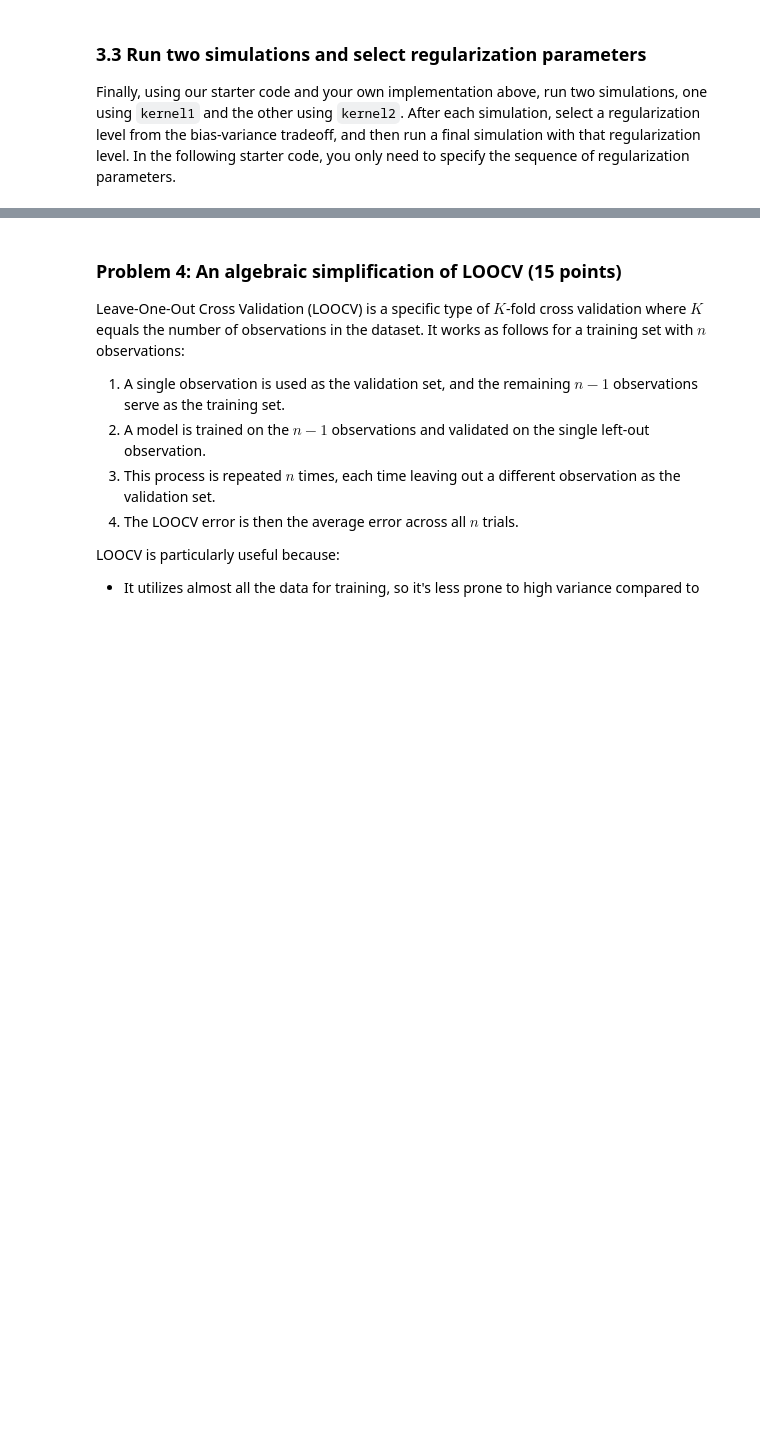
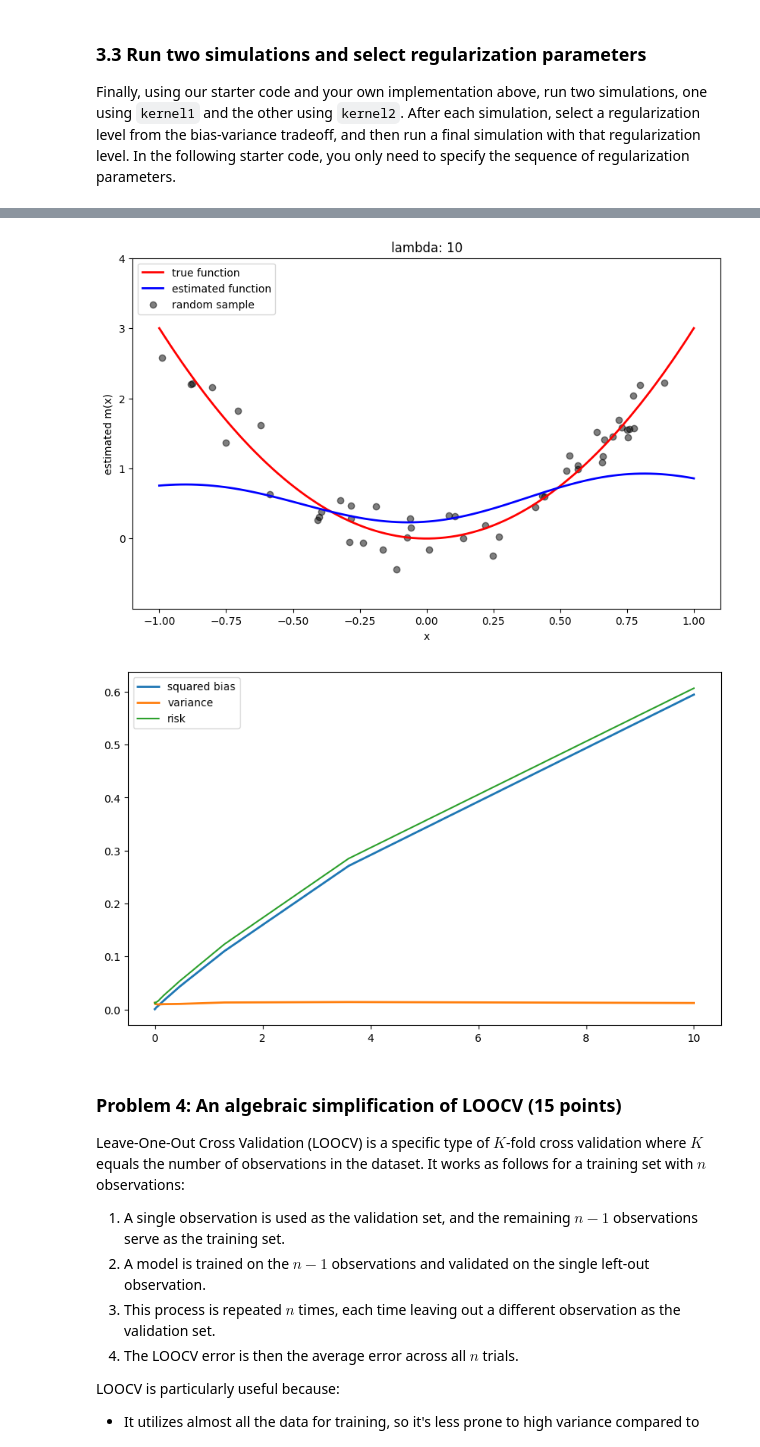
Before and after one commit to BonniePappas/Intermediate-ML, a Jupyter notebook: assignments/assn1/assn1.ipynb, the cells around one changed output, grey strips where cells are left out. Cells and saved outputs as stored; diff of their text form; code cells hidden in the pictures; blank space fills up the shorter version.

```diff
--- a/assignments/assn1/assn1.ipynb
+++ b/assignments/assn1/assn1.ipynb
@@ -460,6 +539,9 @@ run_simulation(kernel1, [lambda_hat], show_bias_variance=False)
 # %%
-lmbdas = # define your sequence of lambdas
+lmbdas = np.logspace(-3,1,10) # define your sequence of lambdas
 run_simulation(kernel2, lmbdas)
+# %% [output]
+[figure, added]
+[figure, added]
 # %% [markdown]
 ### Problem 4: An algebraic simplification of LOOCV (15 points)
 
```
Also changed, not shown: parts of 16 cells of this notebook.
